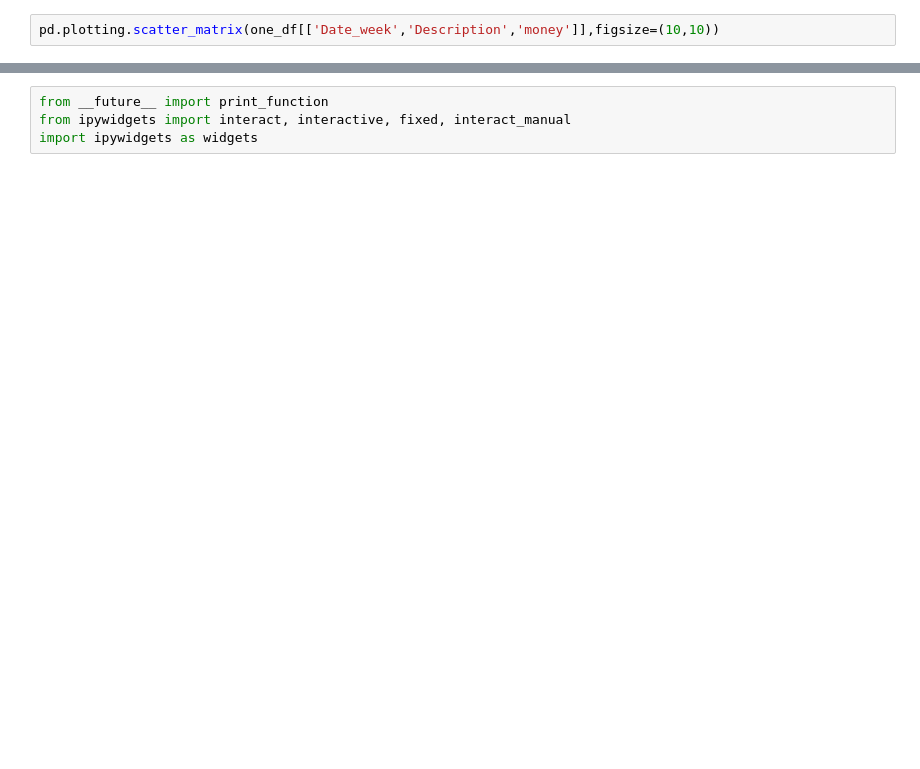
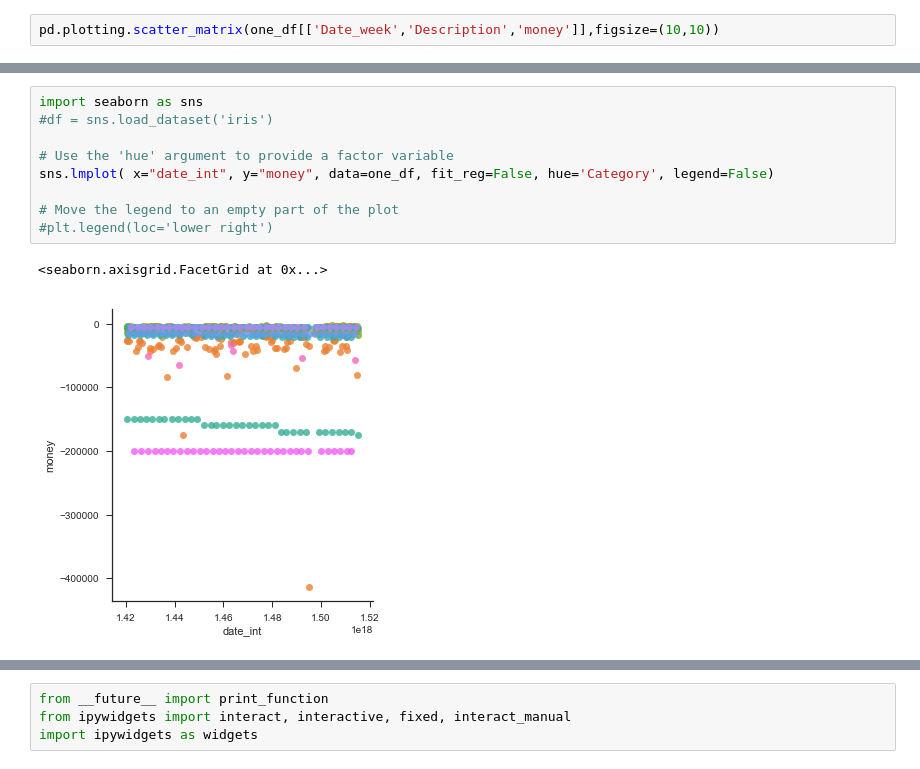
Before and after one commit to mdev111/DreamChaser, a Jupyter notebook: Untitled3.ipynb, the cells around one changed output, grey strips where cells are left out. Drawn from its saved outputs; the diff is of its cells as text; blank space fills up the shorter version.

```diff
--- a/Untitled3.ipynb
+++ b/Untitled3.ipynb
@@ -100,0 +106,12 @@ test.plot(x='Description', y='money', kind='line', figsize=(20,5))
+# %%
+import seaborn as sns
+#df = sns.load_dataset('iris')
+
+# Use the 'hue' argument to provide a factor variable
+sns.lmplot( x="date_int", y="money", data=one_df, fit_reg=False, hue='Category', legend=False)
+
+# Move the legend to an empty part of the plot
+#plt.legend(loc='lower right')
+# %% [output]
+<seaborn.axisgrid.FacetGrid at 0x...>
+[figure, added]
```
Also changed, not shown: parts of 22 cells of this notebook.
